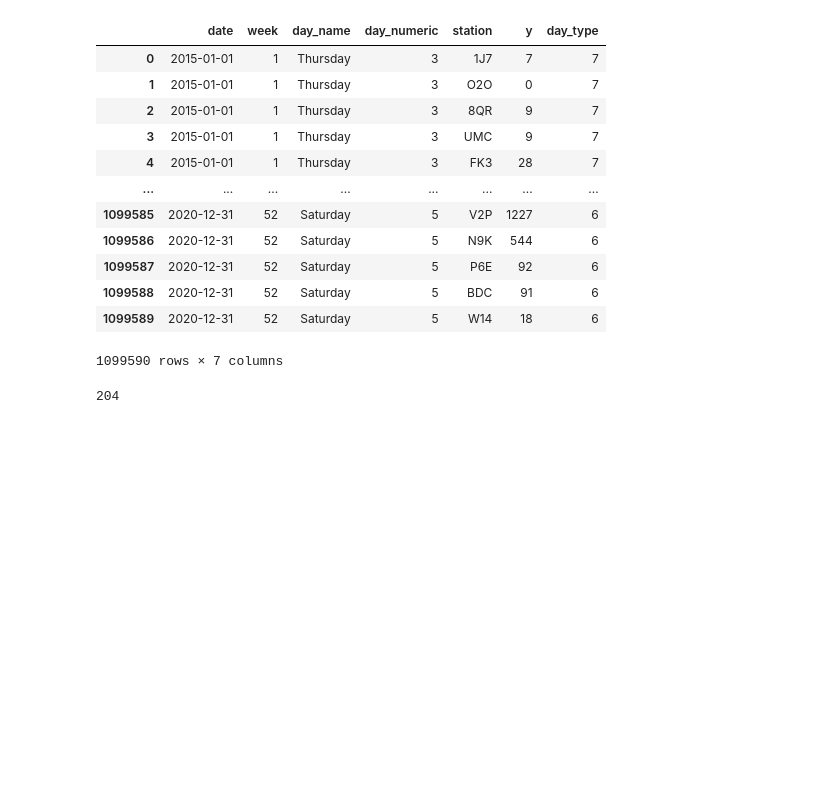
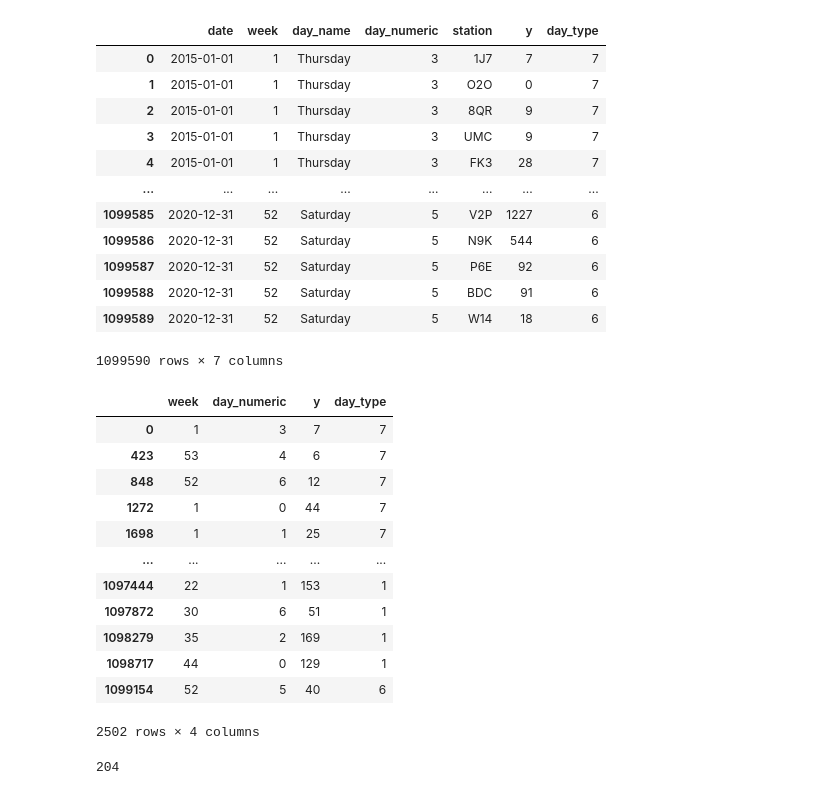
Before and after one commit to mathisemb/challenge_sncf_2024, a Jupyter notebook: utils/DataPreprocessing.ipynb, the cells around one changed output. Cells and saved outputs as stored; diff of their text form; code cells hidden in the pictures; blank space fills up the shorter version.

```diff
--- a/utils/DataPreprocessing.ipynb
+++ b/utils/DataPreprocessing.ipynb
@@ -107,6 +107,25 @@ train_data
 | 1099588 | 2020-12-31 | 52 | Saturday | 5 | BDC | 91 | 6 |
 | 1099589 | 2020-12-31 | 52 | Saturday | 5 | W14 | 18 | 6 |
 1099590 rows × 7 columns
+# %%
+one_st_filter = make_station_filter(train_data, stations=['1J7'])
+train_data_one_station = train_data[one_st_filter]
+train_data_one_station = train_data_one_station.drop(['day_name', 'station', 'date'], axis=1)
+train_data_one_station
+# %% [output]
+|  | week | day_numeric | y | day_type |
+| 0 | 1 | 3 | 7 | 7 |
+| 423 | 53 | 4 | 6 | 7 |
+| 848 | 52 | 6 | 12 | 7 |
+| 1272 | 1 | 0 | 44 | 7 |
+| 1698 | 1 | 1 | 25 | 7 |
+| ... | ... | ... | ... | ... |
+| 1097444 | 22 | 1 | 153 | 1 |
+| 1097872 | 30 | 6 | 51 | 1 |
+| 1098279 | 35 | 2 | 169 | 1 |
+| 1098717 | 44 | 0 | 129 | 1 |
+| 1099154 | 52 | 5 | 40 | 6 |
+2502 rows × 4 columns
 # %%
 # Saving data
 test_data.to_csv('../data/test_data_day_typed_cov_replaced_all_features.csv', index=False)
```
Also changed, not shown: 4 other files.
